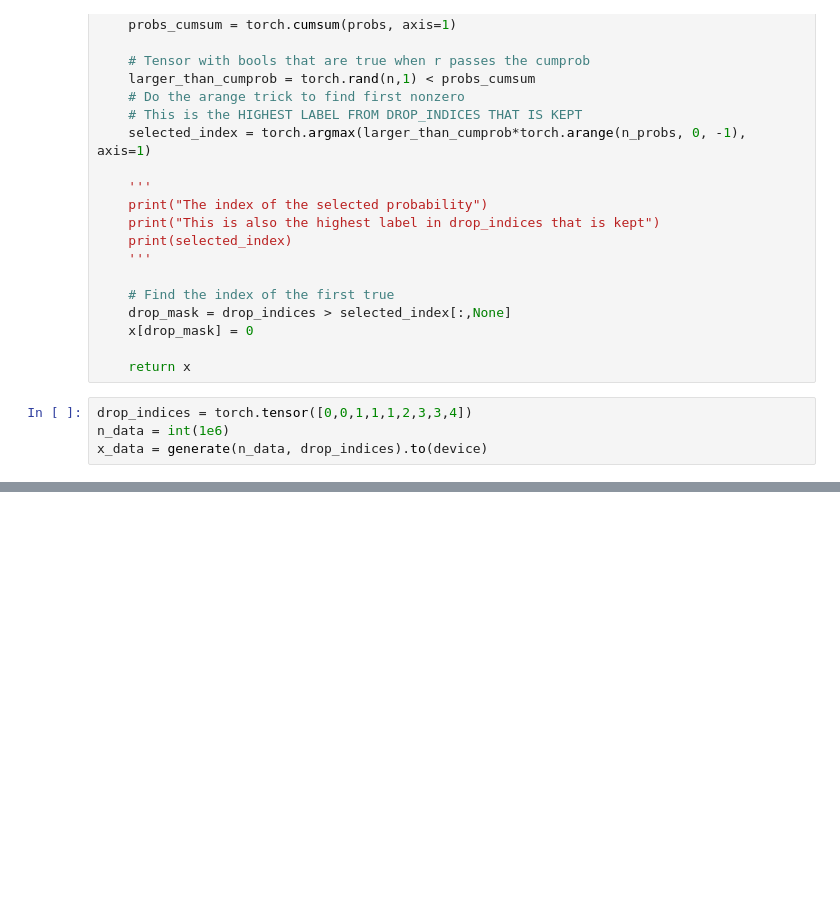
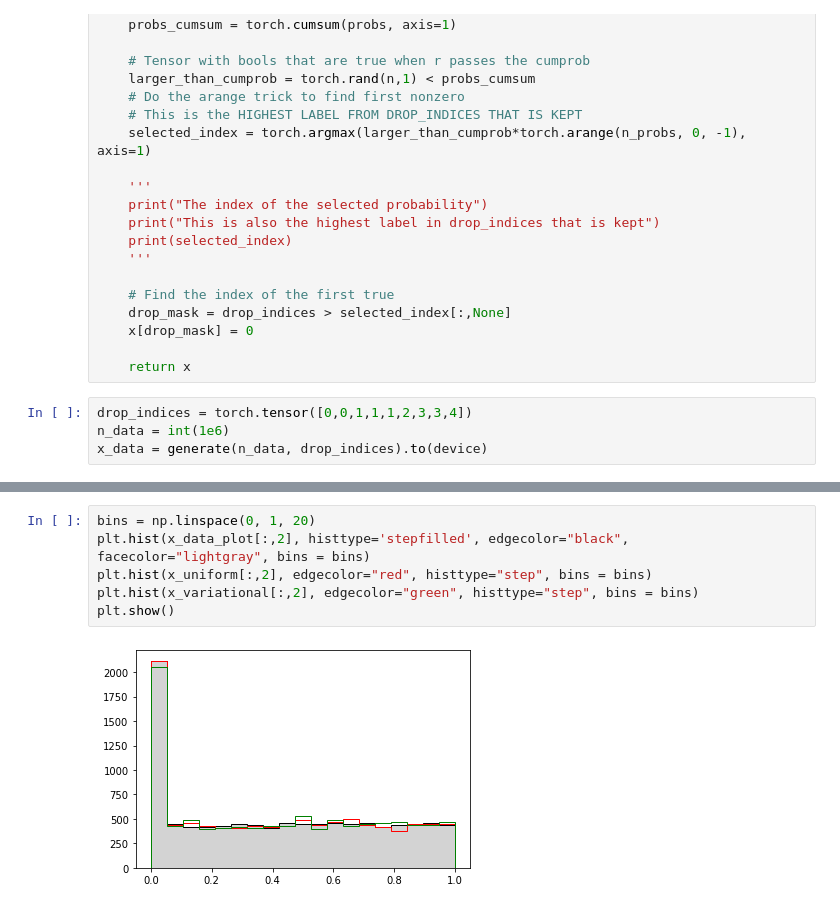
Before and after one commit to rbvh/nflows, a Jupyter notebook: examples/dropped_uniform.ipynb, the cells around one changed output, grey strips where cells are left out. Cells and saved outputs as stored; diff of their text form; blank space fills up the shorter version.

```diff
--- a/examples/dropped_uniform.ipynb
+++ b/examples/dropped_uniform.ipynb
@@ -182,0 +175,8 @@ ModuleAttributeError: 'StochasticDropout' object has no attribute 'inverse'
+# %%
+bins = np.linspace(0, 1, 20)
+plt.hist(x_data_plot[:,2], histtype='stepfilled', edgecolor="black", facecolor="lightgray", bins = bins)
+plt.hist(x_uniform[:,2], edgecolor="red", histtype="step", bins = bins)
+plt.hist(x_variational[:,2], edgecolor="green", histtype="step", bins = bins)
+plt.show()
+# %% [output]
+[figure, added]
```
Also changed, not shown: parts of 12 cells of this notebook, 1 other file.
